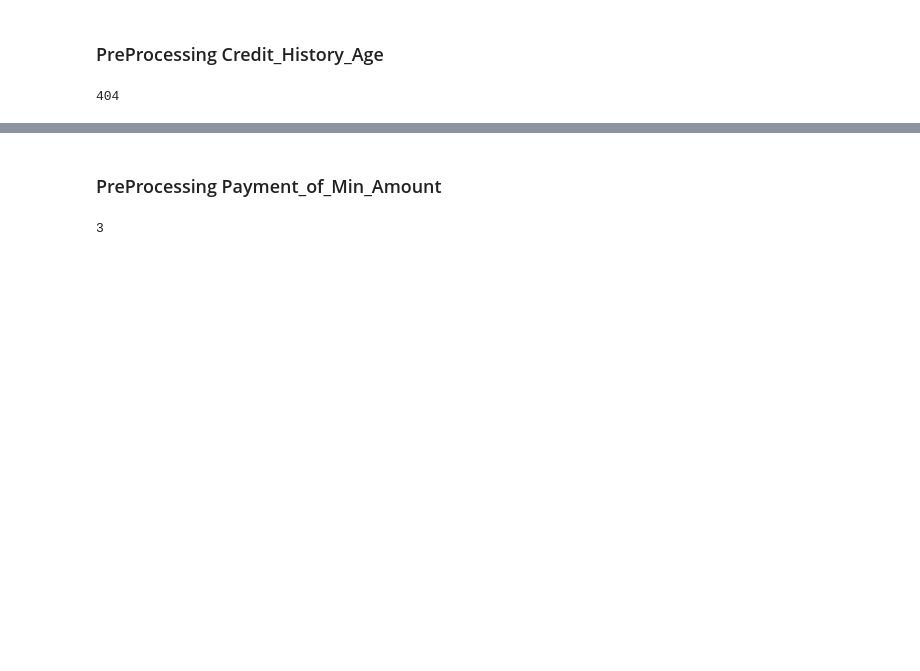
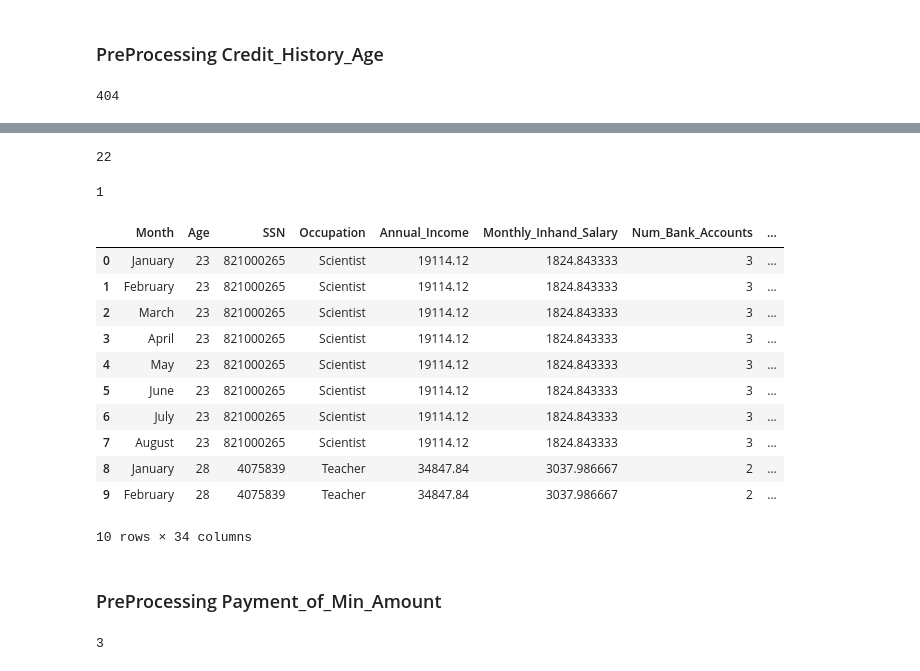
Before and after one commit to HordesOfGhost/Learning_EDA, a Jupyter notebook: Credit_Analysis/notebook.ipynb, the cells around one changed output, grey strips where cells are left out. Cells and saved outputs as stored; diff of their text form; code cells hidden in the pictures; blank space fills up the shorter version.

```diff
--- a/Credit_Analysis/notebook.ipynb
+++ b/Credit_Analysis/notebook.ipynb
@@ -1076,0 +1463,4 @@ df_credit_history_age["Credit_History_Age"].nunique()
+# %%
+df_credit_history_age['Credit_History_Age'].fillna('nan',inplace = True)
+# %%
+df_credit_history_age['Credit_History_Age'] = df_credit_history_age['Credit_History_Age'].apply(format_year)
@@ -1076,0 +1477,61 @@ df_credit_history_age["Credit_History_Age"].nunique()
+# %%
+check = '22_Years_and_1_Months'
+int(check.split('_Years')[0])
+int(check.split('and_')[1].split('_Months')[0])
+# %% [output]
+22
+1
+# %%
+for index in range(1,len(df_credit_history_age)):
+    if df_credit_history_age['Credit_History_Age'][index] == 'nan':
+        if df_credit_history_age['SSN'][index] == df_credit_history_age['SSN'][index - 1] and df_credit_history_age['Credit_History_Age'][index - 1] != 'nan':
+            previous_year = int(df_credit_history_age['Credit_History_Age'][index - 1].split('_Years')[0])
+            previous_month = int(df_credit_history_age['Credit_History_Age'][index - 1].split('and_')[1].split('_Months')[0])
+
+            if previous_month == 11:
+                df_credit_history_age['Credit_History_Age'][index] = f'{previous_year + 1}_Years_and_0_Months'
+            else:
+                df_credit_history_age['Credit_History_Age'][index] = f'{previous_year}_Years_and_{previous_month + 1}_Months'
+
+
+        elif df_credit_history_age['SSN'][index] == df_credit_history_age['SSN'][index + 1] and df_credit_history_age['Credit_History_Age'][index + 1] != 'nan':
+            upcoming_year = int(df_credit_history_age['Credit_History_Age'][index + 1].split('_Years')[0])
+            upcoming_month = int(df_credit_history_age['Credit_History_Age'][index + 1].split('and_')[1].split('_Months')[0])
+
+            if upcoming_month == 0:
+                df_credit_history_age['Credit_History_Age'][index] = f'{upcoming_year - 1}_Years_and_11_Months'
+            else:
+                df_credit_history_age['Credit_History_Age'][index] = f'{upcoming_year}_Years_and_{upcoming_month - 1}_Months'
+
+        elif df_credit_history_age['SSN'][index] == df_credit_history_age['SSN'][index + 2] and df_credit_history_age['Credit_History_Age'][index + 2] != 'nan':
+            upcoming_year = int(df_credit_history_age['Credit_History_Age'][index + 2].split('_Years')[0])
+            upcoming_month = int(df_credit_history_age['Credit_History_Age'][index + 2].split('and_')[1].split('_Months')[0])
+
+            if upcoming_month == 1:
+                df_credit_history_age['Credit_History_Age'][index] = f'{upcoming_year - 1}_Years_and_11_Months'
+            else:
+                df_credit_history_age['Credit_History_Age'][index] = f'{upcoming_year}_Years_and_{upcoming_month - 2}_Months'
+
+        elif df_credit_history_age['SSN'][index] == df_credit_history_age['SSN'][index - 1] and df_credit_history_age['Credit_History_Age'][index - 1] != 'nan':
+            previous_year = int(df_credit_history_age['Credit_History_Age'][index - 2].split('_Years')[0])
+            previous_month = int(df_credit_history_age['Credit_History_Age'][index - 2].split('and_')[1].split('_Months')[0])
+
+            if previous_month == 10:
+                df_credit_history_age['Credit_History_Age'][index] = f'{previous_year + 1}_Years_and_0_Months'
+            else:
+                df_credit_history_age['Credit_History_Age'][index] = f'{previous_year}_Years_and_{previous_month + 2}_Months'
+# %%
+df_credit_history_age[0:10]
+# %% [output]
+|  | Month | Age | SSN | Occupation | Annual_Income | Monthly_Inhand_Salary | Num_Bank_Accounts | ... |
+| 0 | January | 23 | 821000265 | Scientist | 19114.12 | 1824.843333 | 3 | ... |
+| 1 | February | 23 | 821000265 | Scientist | 19114.12 | 1824.843333 | 3 | ... |
+| 2 | March | 23 | 821000265 | Scientist | 19114.12 | 1824.843333 | 3 | ... |
+| 3 | April | 23 | 821000265 | Scientist | 19114.12 | 1824.843333 | 3 | ... |
+| 4 | May | 23 | 821000265 | Scientist | 19114.12 | 1824.843333 | 3 | ... |
+| 5 | June | 23 | 821000265 | Scientist | 19114.12 | 1824.843333 | 3 | ... |
+| 6 | July | 23 | 821000265 | Scientist | 19114.12 | 1824.843333 | 3 | ... |
+| 7 | August | 23 | 821000265 | Scientist | 19114.12 | 1824.843333 | 3 | ... |
+| 8 | January | 28 | 4075839 | Teacher | 34847.84 | 3037.986667 | 2 | ... |
+| 9 | February | 28 | 4075839 | Teacher | 34847.84 | 3037.986667 | 2 | ... |
+10 rows × 34 columns
```
Also changed, not shown: parts of 80 cells of this notebook, 3 other files.
